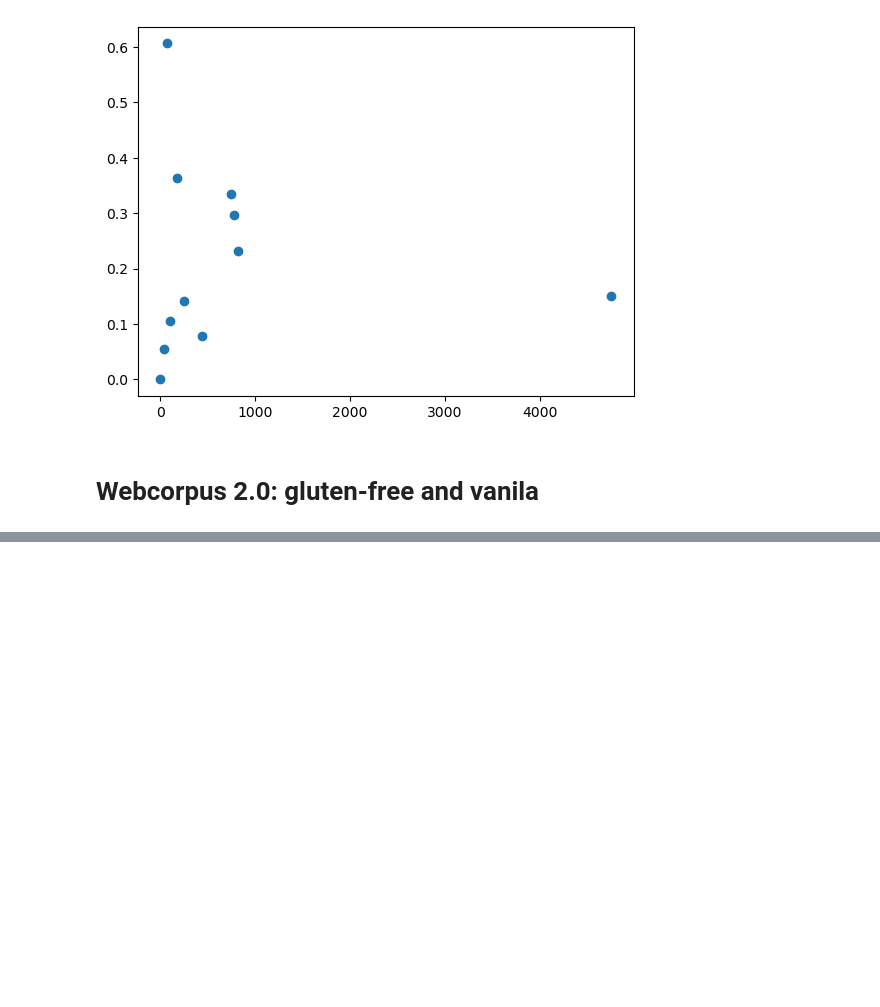
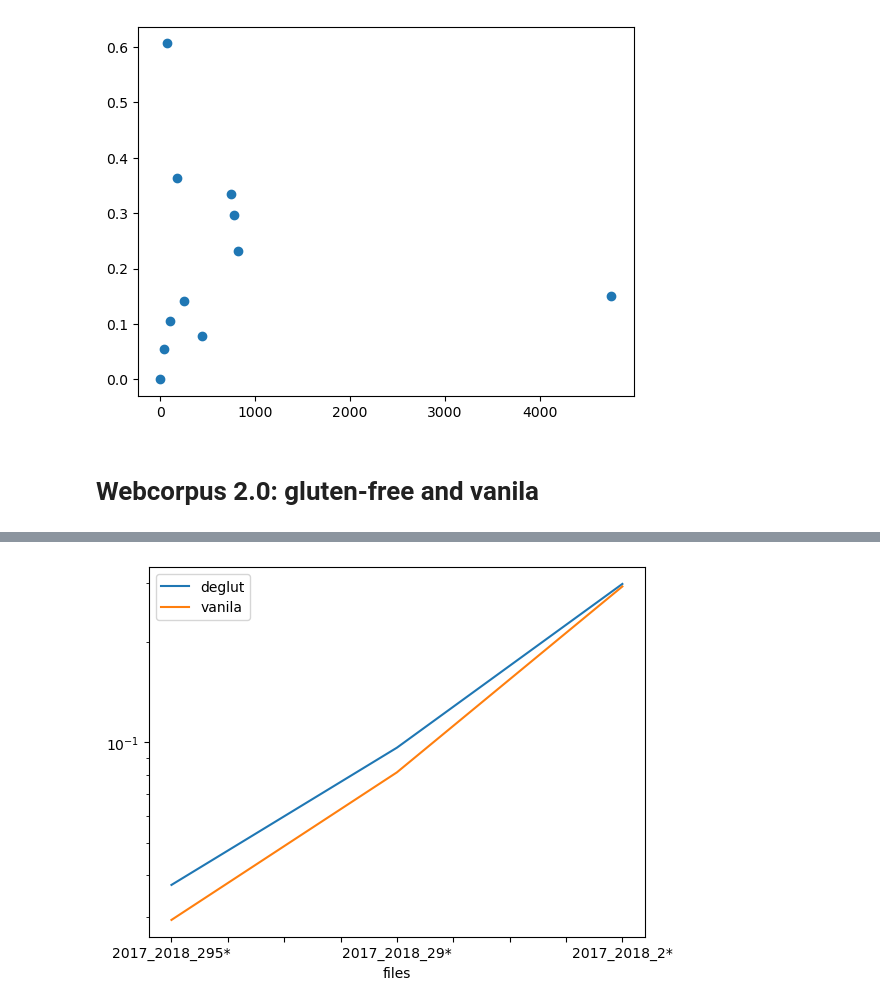
Before and after one commit to makrai/analogy-gluten-free, a Jupyter notebook: gluten-free-analogy.ipynb, the cells around one changed output, grey strips where cells are left out. Saved outputs shown, nothing was run; the diff lists cells and outputs as text; code cells hidden in the pictures; blank space fills up the shorter version.

```diff
--- a/gluten-free-analogy.ipynb
+++ b/gluten-free-analogy.ipynb
@@ -74,0 +103,5 @@ len(model.wv.key_to_index)
+# %%
+df[['deglut', 'vanila']].drop('2017_2018_2956*').plot()
+plt.yscale('log')
+# %% [output]
+[figure, added]
```
Also changed, not shown: parts of 7 cells of this notebook, 2 other files.
